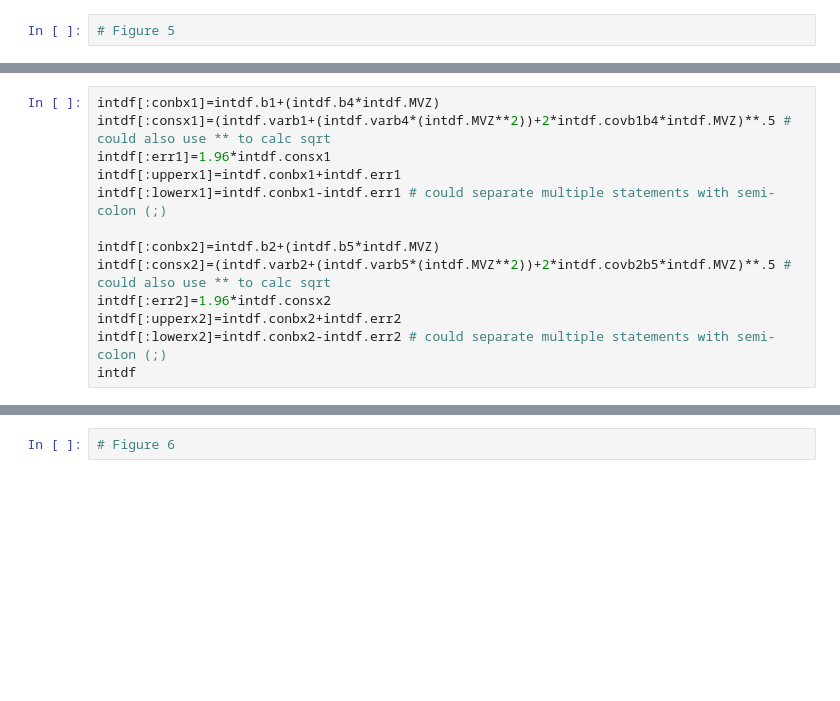
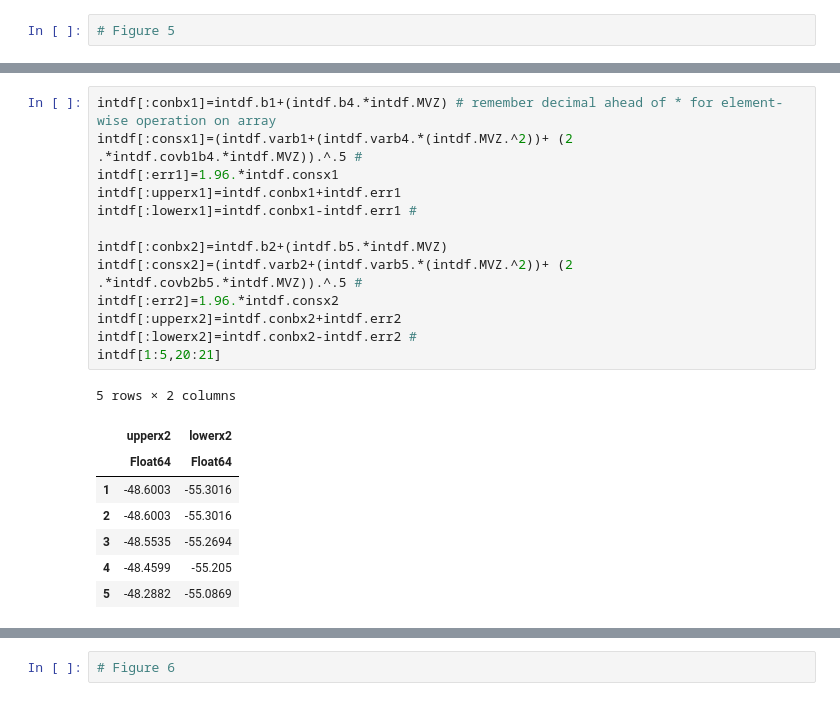
Before and after one commit to mattcingram/rep1_julia, a Jupyter notebook: code/rep1_julia.ipynb, the cells around one changed output, grey strips where cells are left out. Cells and saved outputs as stored; diff of their text form; blank space fills up the shorter version.

```diff
--- a/code/rep1_julia.ipynb
+++ b/code/rep1_julia.ipynb
@@ -735,13 +1732,22 @@ intdf
 # %%
-intdf[:conbx1]=intdf.b1+(intdf.b4*intdf.MVZ)
-intdf[:consx1]=(intdf.varb1+(intdf.varb4*(intdf.MVZ**2))+2*intdf.covb1b4*intdf.MVZ)**.5 # could also use ** to calc sqrt
-intdf[:err1]=1.96*intdf.consx1
+intdf[:conbx1]=intdf.b1+(intdf.b4.*intdf.MVZ) # remember decimal ahead of * for element-wise operation on array
+intdf[:consx1]=(intdf.varb1+(intdf.varb4.*(intdf.MVZ.^2))+ (2 .*intdf.covb1b4.*intdf.MVZ)).^.5 #
+intdf[:err1]=1.96.*intdf.consx1
 intdf[:upperx1]=intdf.conbx1+intdf.err1
-intdf[:lowerx1]=intdf.conbx1-intdf.err1 # could separate multiple statements with semi-colon (;)
+intdf[:lowerx1]=intdf.conbx1-intdf.err1 #
 
-intdf[:conbx2]=intdf.b2+(intdf.b5*intdf.MVZ)
-intdf[:consx2]=(intdf.varb2+(intdf.varb5*(intdf.MVZ**2))+2*intdf.covb2b5*intdf.MVZ)**.5 # could also use ** to calc sqrt
-intdf[:err2]=1.96*intdf.consx2
+intdf[:conbx2]=intdf.b2+(intdf.b5.*intdf.MVZ)
+intdf[:consx2]=(intdf.varb2+(intdf.varb5.*(intdf.MVZ.^2))+ (2 .*intdf.covb2b5.*intdf.MVZ)).^.5 #
+intdf[:err2]=1.96.*intdf.consx2
 intdf[:upperx2]=intdf.conbx2+intdf.err2
-intdf[:lowerx2]=intdf.conbx2-intdf.err2 # could separate multiple statements with semi-colon (;)
-intdf
+intdf[:lowerx2]=intdf.conbx2-intdf.err2 #
+intdf[1:5,20:21]
+# %% [output]
+5 rows × 2 columns
+|  | upperx2 | lowerx2 |
+|  | Float64 | Float64 |
+| 1 | -48.6003 | -55.3016 |
+| 2 | -48.6003 | -55.3016 |
+| 3 | -48.5535 | -55.2694 |
+| 4 | -48.4599 | -55.205 |
+| 5 | -48.2882 | -55.0869 |
```
Also changed, not shown: parts of 87 cells of this notebook.
